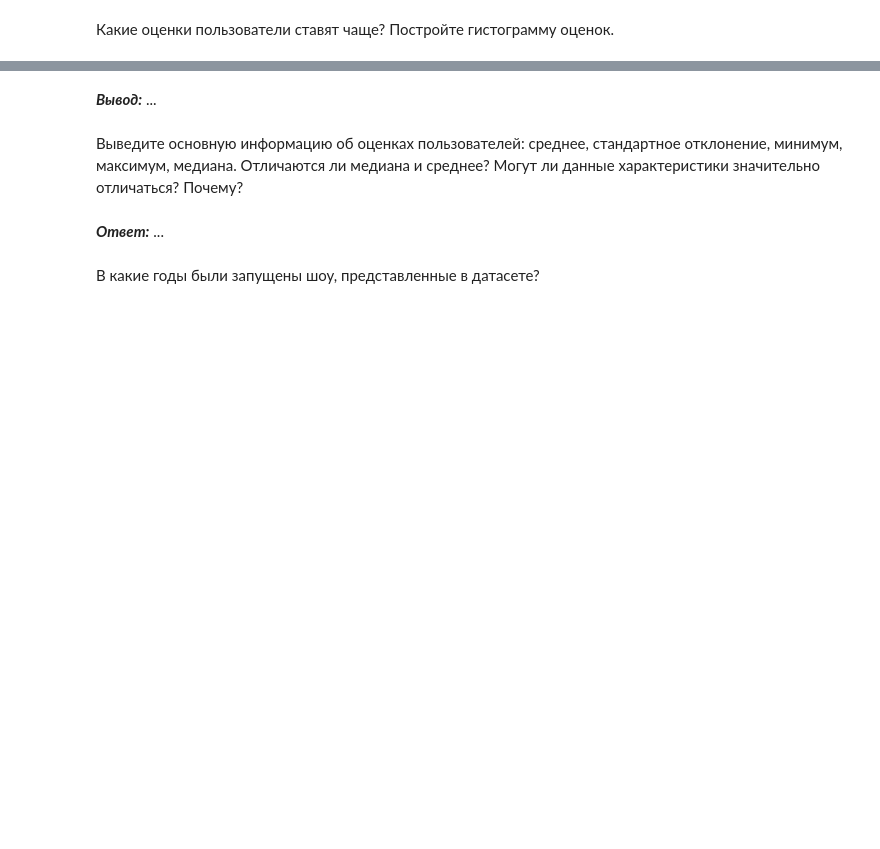
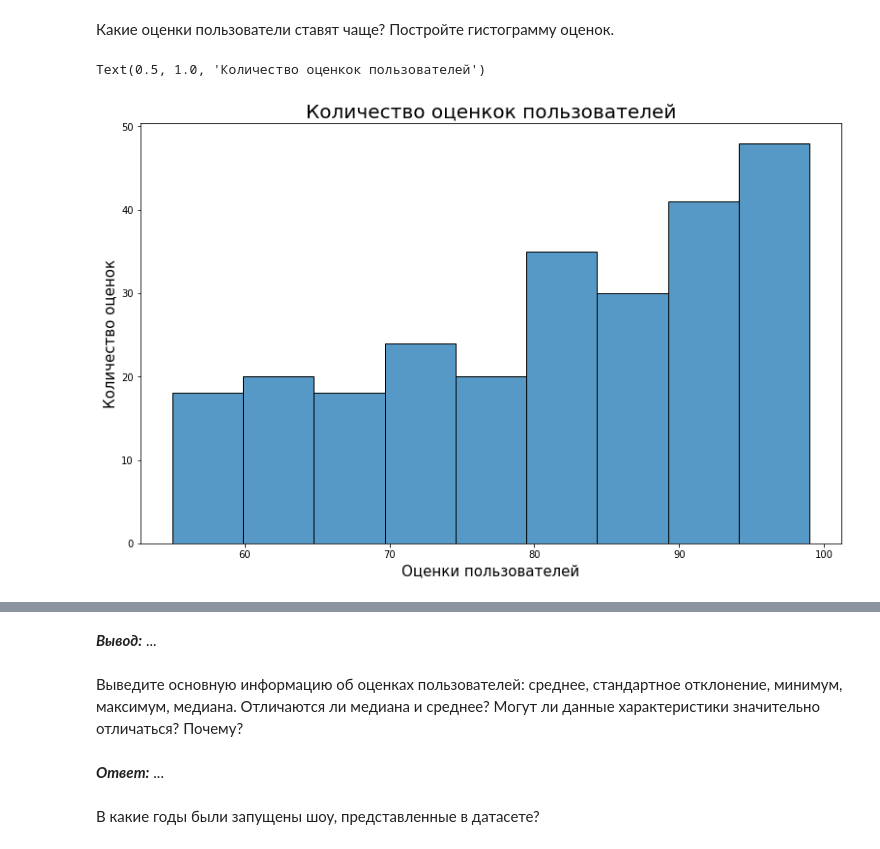
Before and after one commit to VorobyvEgor/Seminar_Sber, a Jupyter notebook: Projects/Егор_Воробьев_[Template]_Групповой_проект__Первичный_анализ_данных_.ipynb, the cells around one changed output, grey strips where cells are left out. Saved outputs shown, nothing was run; the diff lists cells and outputs as text; code cells hidden in the pictures; blank space fills up the shorter version.

```diff
--- a/Projects/Егор_Воробьев_[Template]_Групповой_проект__Первичный_анализ_данных_.ipynb
+++ b/Projects/Егор_Воробьев_[Template]_Групповой_проект__Первичный_анализ_данных_.ipynb
@@ -71,0 +120,8 @@ data
+# %%
+sns.histplot(x='user rating score', data=data);
+plt.xlabel('Оценки пользователей', fontdict={'fontsize': 15, 'fontweight':10})
+plt.ylabel('Количество оценок', fontdict={'fontsize': 15, 'fontweight':10})
+plt.title('Количество оценкок пользователей', fontdict={'fontsize': 20, 'fontweight':10})
+# %% [output]
+Text(0.5, 1.0, 'Количество оценкок пользователей')
+[figure, added]
```
Also changed, not shown: parts of 15 cells of this notebook.
